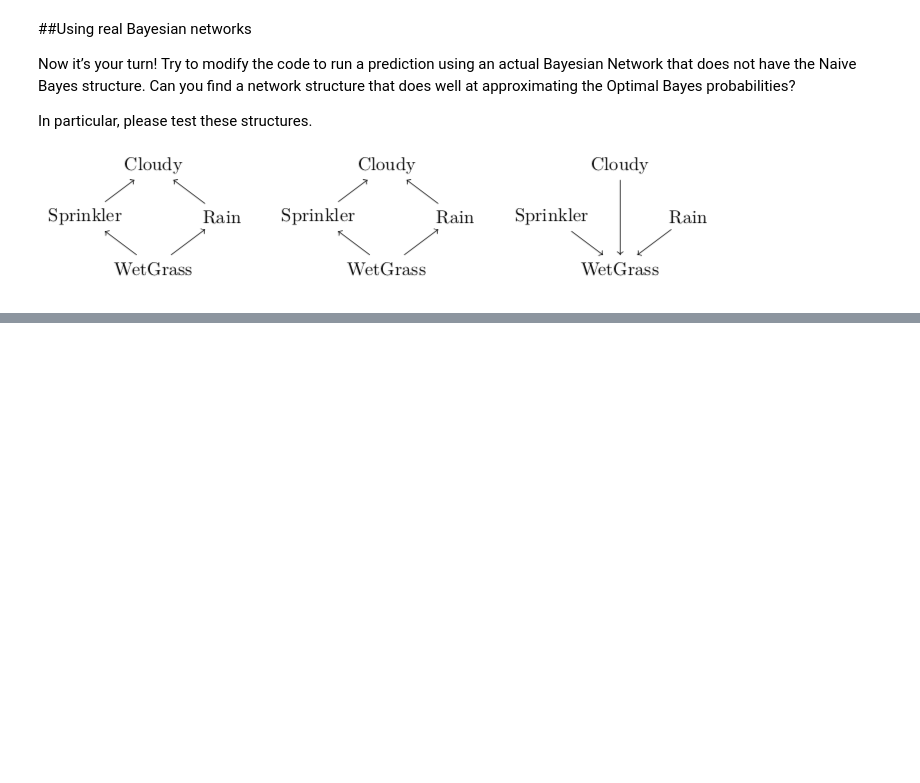
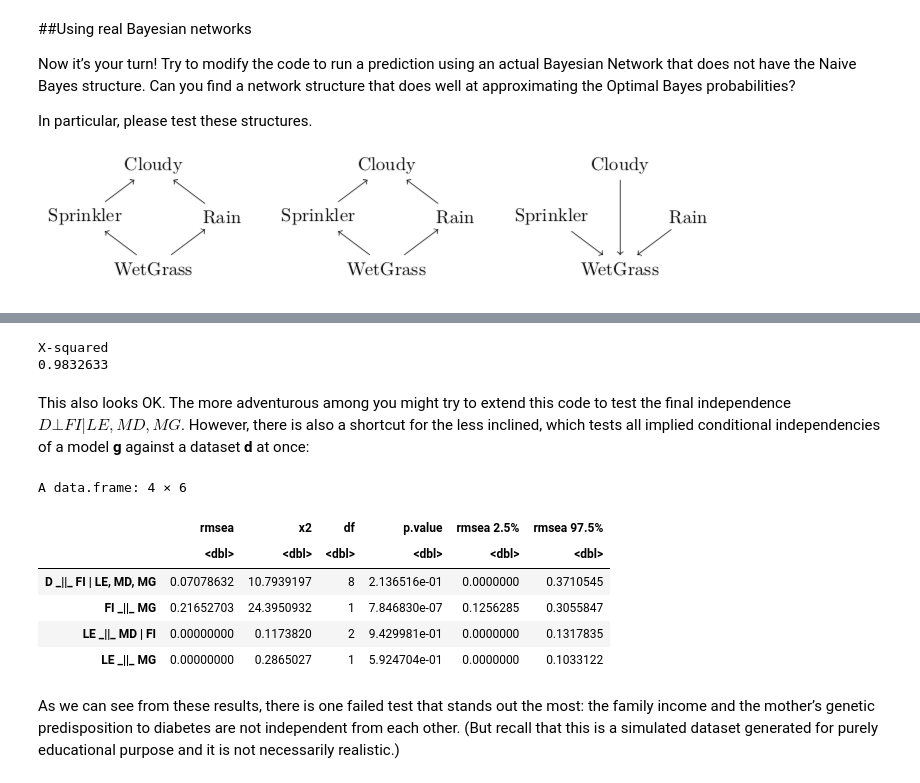
Before and after one commit to prat8897/R_companion, a Jupyter notebook: R_companion.ipynb, the cells around one changed output, grey strips where cells are left out. Cells and saved outputs as stored; diff of their text form; code cells hidden in the pictures; blank space fills up the shorter version.

```diff
--- a/R_companion.ipynb
+++ b/R_companion.ipynb
@@ -489,0 +722,3 @@ In particular, please test these structures.
+# %%
+#library(dagitty)
+g <- graphLayout(dagitty("dag{FI->{LE MD}->D MG->{MD D}}"))
@@ -489,0 +781,19 @@ In particular, please test these structures.
+# %%
+1-pchisq(chisq,df)
+# %% [output]
+X-squared
+0.9832633
+# %% [markdown]
+This also looks OK. The more adventurous among you might try to extend this code to test the final independence $D ⊥ FI | LE, MD, MG$. However, there is also a shortcut for the less inclined, which tests all implied conditional independencies of a model **g** against a dataset **d** at once:
+# %%
+localTests(g, d, type="cis.chisq")
+# %% [output]
+A data.frame: 4 × 6
+|  | rmsea | x2 | df | p.value | rmsea 2.5% | rmsea 97.5% |
+|  | <dbl> | <dbl> | <dbl> | <dbl> | <dbl> | <dbl> |
+| D _||_ FI | LE, MD, MG | 0.07078632 | 10.7939197 | 8 | 2.136516e-01 | 0.0000000 | 0.3710545 |
+| FI _||_ MG | 0.21652703 | 24.3950932 | 1 | 7.846830e-07 | 0.1256285 | 0.3055847 |
+| LE _||_ MD | FI | 0.00000000 | 0.1173820 | 2 | 9.429981e-01 | 0.0000000 | 0.1317835 |
+| LE _||_ MG | 0.00000000 | 0.2865027 | 1 | 5.924704e-01 | 0.0000000 | 0.1033122 |
+# %% [markdown]
+As we can see from these results, there is one failed test that stands out the most: the family income and the mother’s genetic predisposition to diabetes are not independent from each other. (But recall that this is a simulated dataset generated for purely educational purpose and it is not necessarily realistic.)
```
Also changed, not shown: parts of 42 cells of this notebook.
